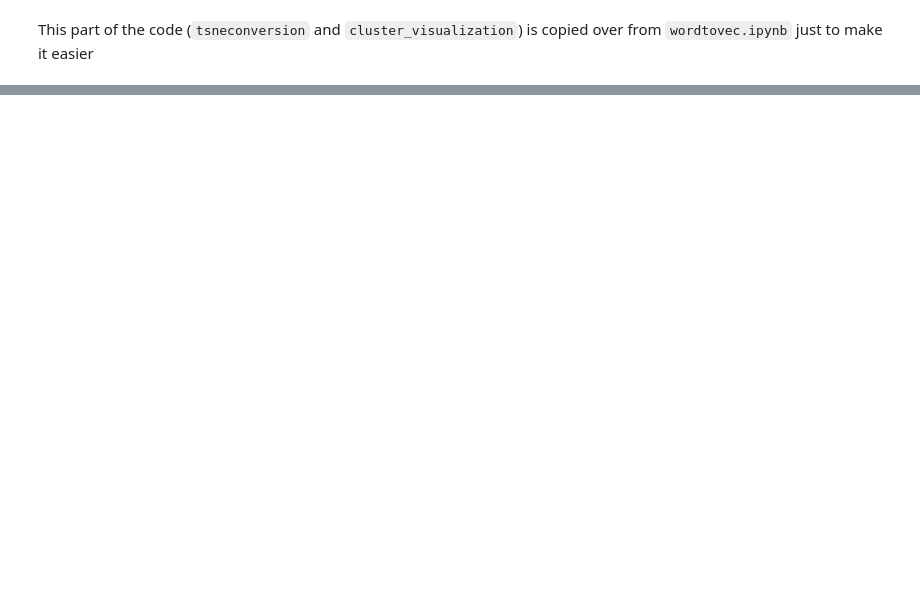
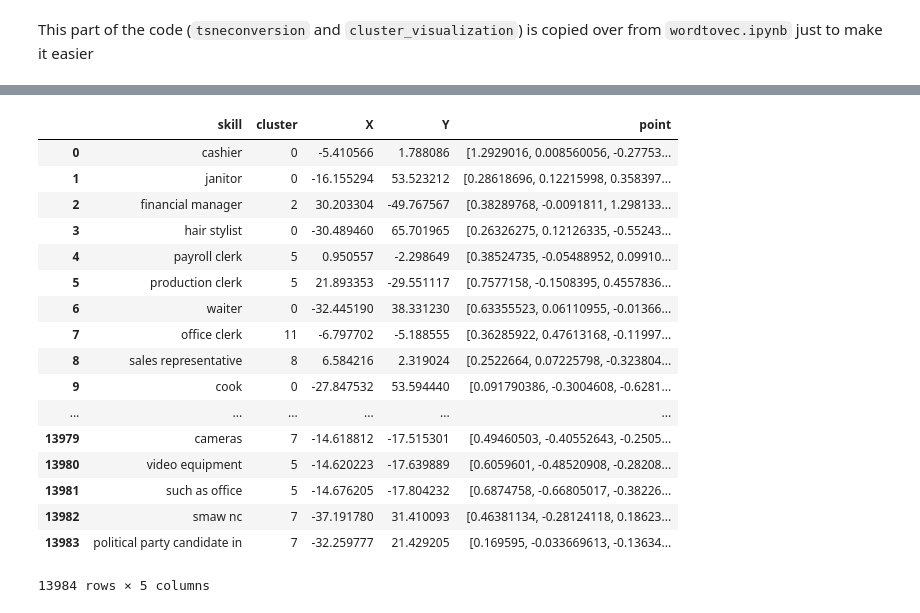
Before and after one commit to btruhand/job-advisor, a Jupyter notebook: doctovec_kmean.ipynb, the cells around one changed output, grey strips where cells are left out. Saved outputs shown, nothing was run; the diff lists cells and outputs as text; code cells hidden in the pictures; blank space fills up the shorter version.

```diff
--- a/doctovec_kmean.ipynb
+++ b/doctovec_kmean.ipynb
@@ -197,8 +214,35 @@ Y = TSNE(n_components=2, random_state=0, perplexity=15).fit_transform(all_vec)
 # %%
 # Create dataframe with skills and corresponding cluster number and TSNE co-ordinates
 
-df_cluster = pd.DataFrame({'skill': skills_and_jobs, 'cluster': assigned_clusters,
-                           'X': Y[:,0], 'Y': Y[:,1]})
+df_cluster = pd.DataFrame(
+  {
+    'skill': skills_and_jobs,
+    'cluster': assigned_clusters,
+    'X': Y[:,0],
+    'Y': Y[:,1],
+    'point': list(all_vec)
+  }
+)
+df_cluster
+# %% [output]
+|  | skill | cluster | X | Y | point |
+| 0 | cashier | 0 | -5.410566 | 1.788086 | [1.2929016, 0.008560056, -0.27753... |
+| 1 | janitor | 0 | -16.155294 | 53.523212 | [0.28618696, 0.12215998, 0.358397... |
+| 2 | financial manager | 2 | 30.203304 | -49.767567 | [0.38289768, -0.0091811, 1.298133... |
+| 3 | hair stylist | 0 | -30.489460 | 65.701965 | [0.26326275, 0.12126335, -0.55243... |
+| 4 | payroll clerk | 5 | 0.950557 | -2.298649 | [0.38524735, -0.05488952, 0.09910... |
+| 5 | production clerk | 5 | 21.893353 | -29.551117 | [0.7577158, -0.1508395, 0.4557836... |
+| 6 | waiter | 0 | -32.445190 | 38.331230 | [0.63355523, 0.06110955, -0.01366... |
+| 7 | office clerk | 11 | -6.797702 | -5.188555 | [0.36285922, 0.47613168, -0.11997... |
+| 8 | sales representative | 8 | 6.584216 | 2.319024 | [0.2522664, 0.07225798, -0.323804... |
+| 9 | cook | 0 | -27.847532 | 53.594440 | [0.091790386, -0.3004608, -0.6281... |
+| ... | ... | ... | ... | ... | ... |
+| 13979 | cameras | 7 | -14.618812 | -17.515301 | [0.49460503, -0.40552643, -0.2505... |
+| 13980 | video equipment | 5 | -14.620223 | -17.639889 | [0.6059601, -0.48520908, -0.28208... |
+| 13981 | such as office | 5 | -14.676205 | -17.804232 | [0.6874758, -0.66805017, -0.38226... |
+| 13982 | smaw nc | 7 | -37.191780 | 31.410093 | [0.46381134, -0.28124118, 0.18623... |
+| 13983 | political party candidate in | 7 | -32.259777 | 21.429205 | [0.169595, -0.033669613, -0.13634... |
+13984 rows × 5 columns
 # %%
 job_clusters = df_cluster.loc[:14]
 # see clusters for jobs
```
Also changed, not shown: parts of 14 cells of this notebook, 1 other file.
